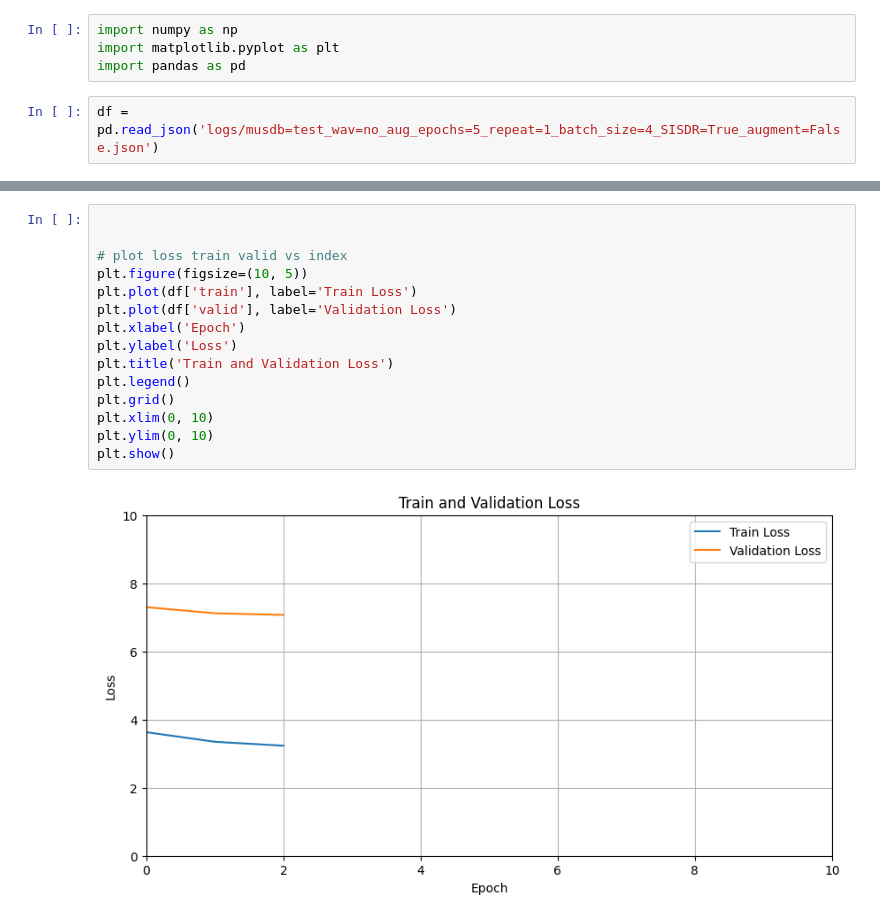
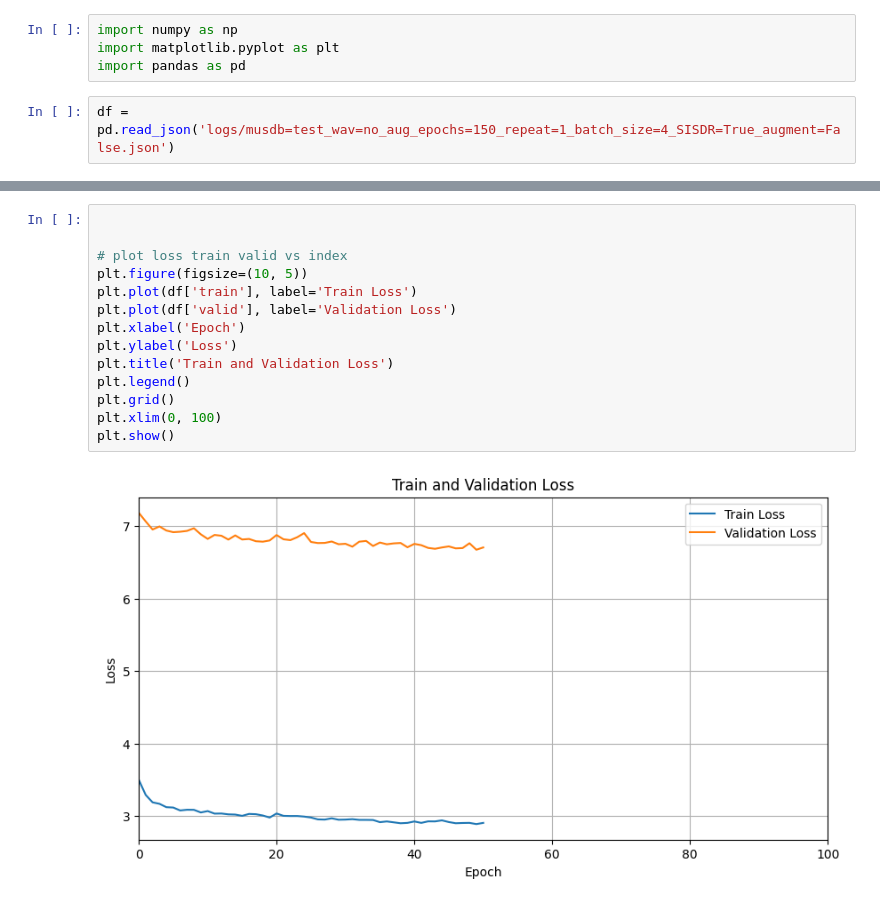
Before and after one commit to mp-smc23/demucs-v2-ps-ts, a Jupyter notebook: plot_training.ipynb, the cells around one changed output, grey strips where cells are left out. Saved outputs shown, nothing was run; the diff lists cells and outputs as text.

```diff
--- a/plot_training.ipynb
+++ b/plot_training.ipynb
@@ -3,7 +3,7 @@ import numpy as np
 import matplotlib.pyplot as plt
 import pandas as pd
 # %%
-df = pd.read_json('logs/musdb=test_wav=no_aug_epochs=5_repeat=1_batch_size=4_SISDR=True_augment=False.json')
+df = pd.read_json('logs/musdb=test_wav=no_aug_epochs=150_repeat=1_batch_size=4_SISDR=True_augment=False.json')
 # %%
 df
 # %% [output]
@@ -14,17 +27,16 @@ df
 # %%
 
 
 # plot loss train valid vs index
 plt.figure(figsize=(10, 5))
 plt.plot(df['train'], label='Train Loss')
 plt.plot(df['valid'], label='Validation Loss')
 plt.xlabel('Epoch')
 plt.ylabel('Loss')
 plt.title('Train and Validation Loss')
 plt.legend()
 plt.grid()
-plt.xlim(0, 10)
-plt.ylim(0, 10)
+plt.xlim(0, 100)
 plt.show()
 # %% [output]
-[figure, old version]
+[figure, new version]
```
Also changed, not shown: parts of 1 cell of this notebook.
